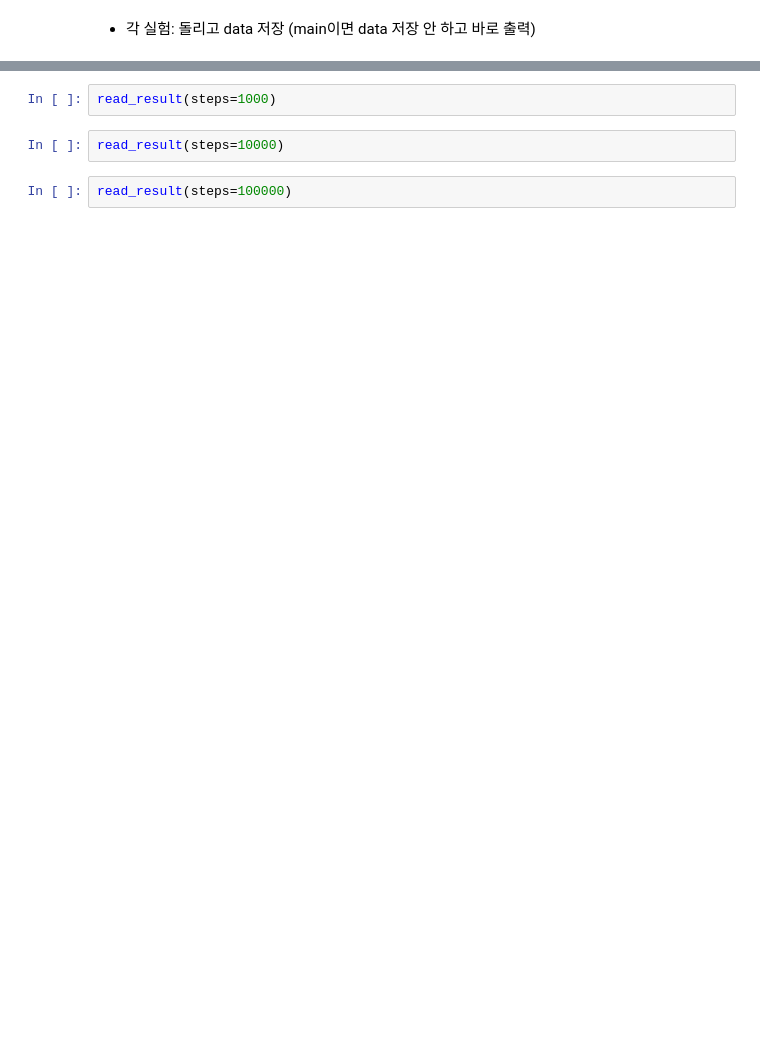
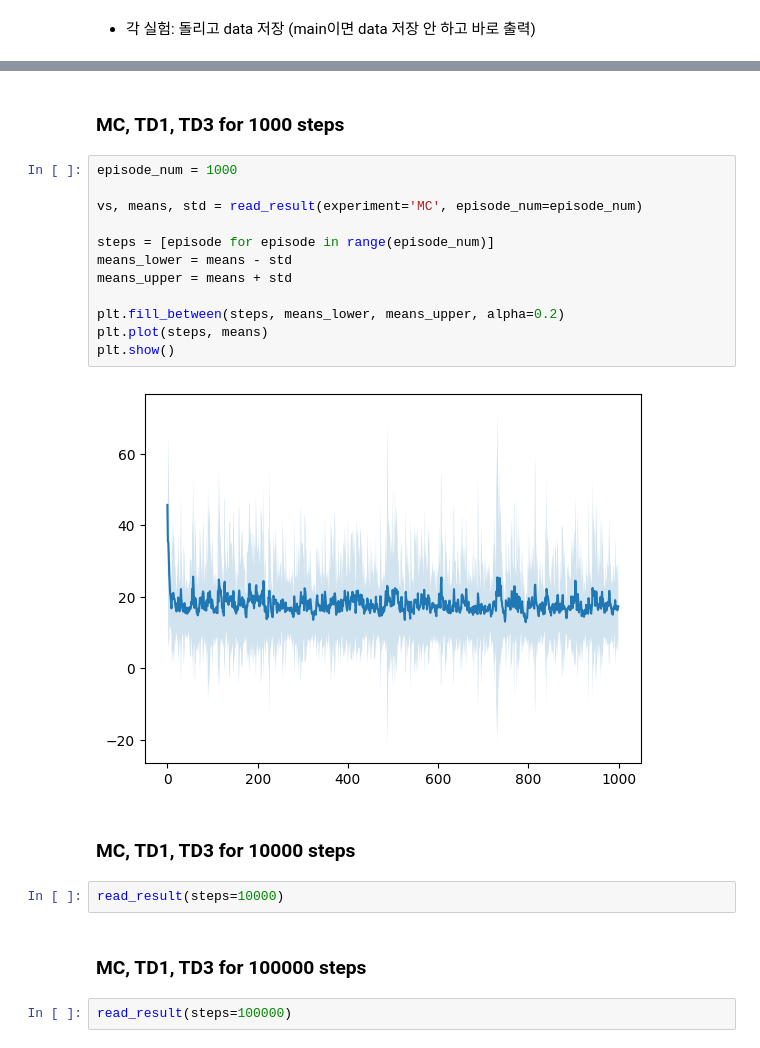
Before and after one commit to khhandrea/ku-RL-prediction, a Jupyter notebook: experiment.ipynb, the cells around one changed output, grey strips where cells are left out. Saved outputs shown, nothing was run; the diff lists cells and outputs as text; blank space fills up the shorter version.

```diff
--- a/experiment.ipynb
+++ b/experiment.ipynb
@@ -32,6 +71,24 @@ read_result(steps=100)
+# %% [markdown]
+### MC, TD1, TD3 for 1000 steps
 # %%
-read_result(steps=1000)
+episode_num = 1000
+
+vs, means, std = read_result(experiment='MC', episode_num=episode_num)
+
+steps = [episode for episode in range(episode_num)]
+means_lower = means - std
+means_upper = means + std
+
+plt.fill_between(steps, means_lower, means_upper, alpha=0.2)
+plt.plot(steps, means)
+plt.show()
+# %% [output]
+[figure, added]
+# %% [markdown]
+### MC, TD1, TD3 for 10000 steps
 # %%
 read_result(steps=10000)
+# %% [markdown]
+### MC, TD1, TD3 for 100000 steps
 # %%
 read_result(steps=100000)
```
Also changed, not shown: parts of 13 cells of this notebook, 12 other files.
